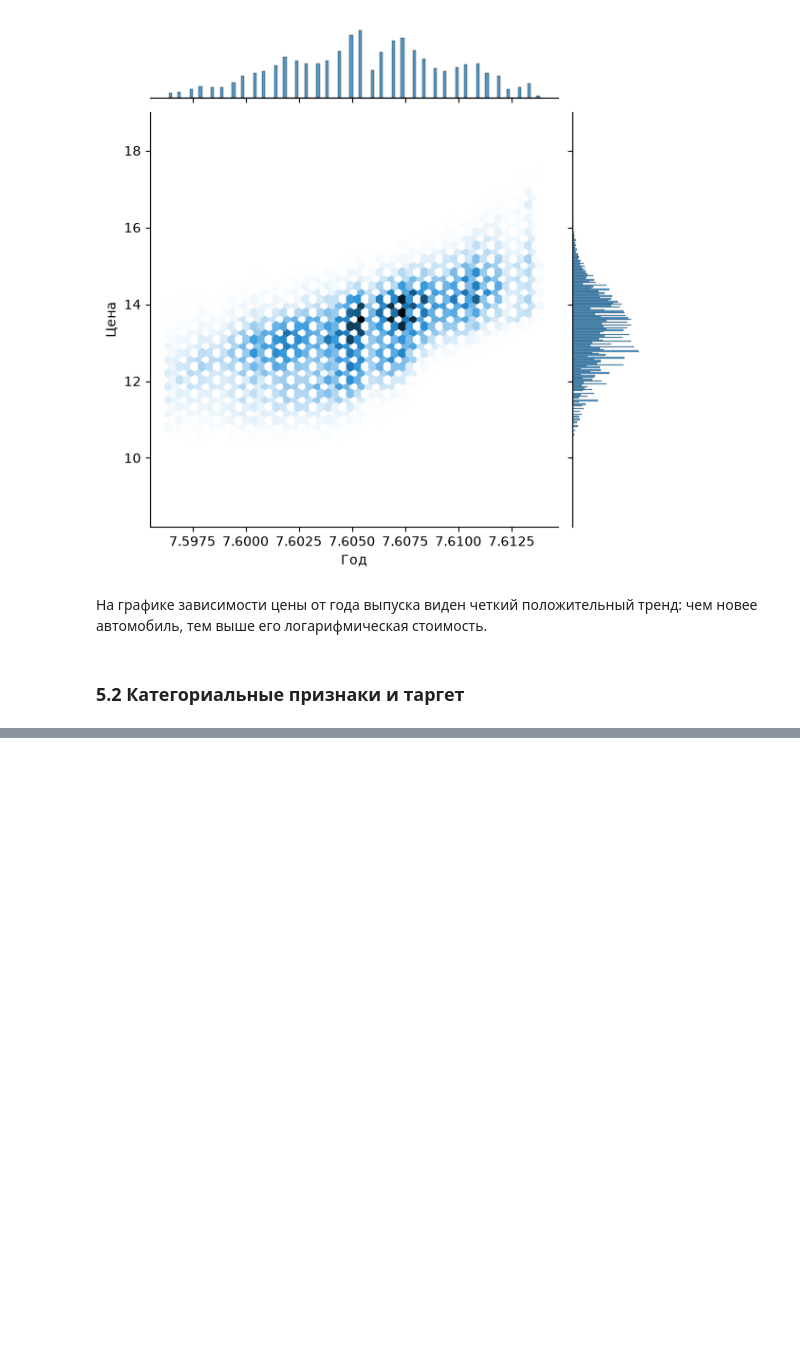
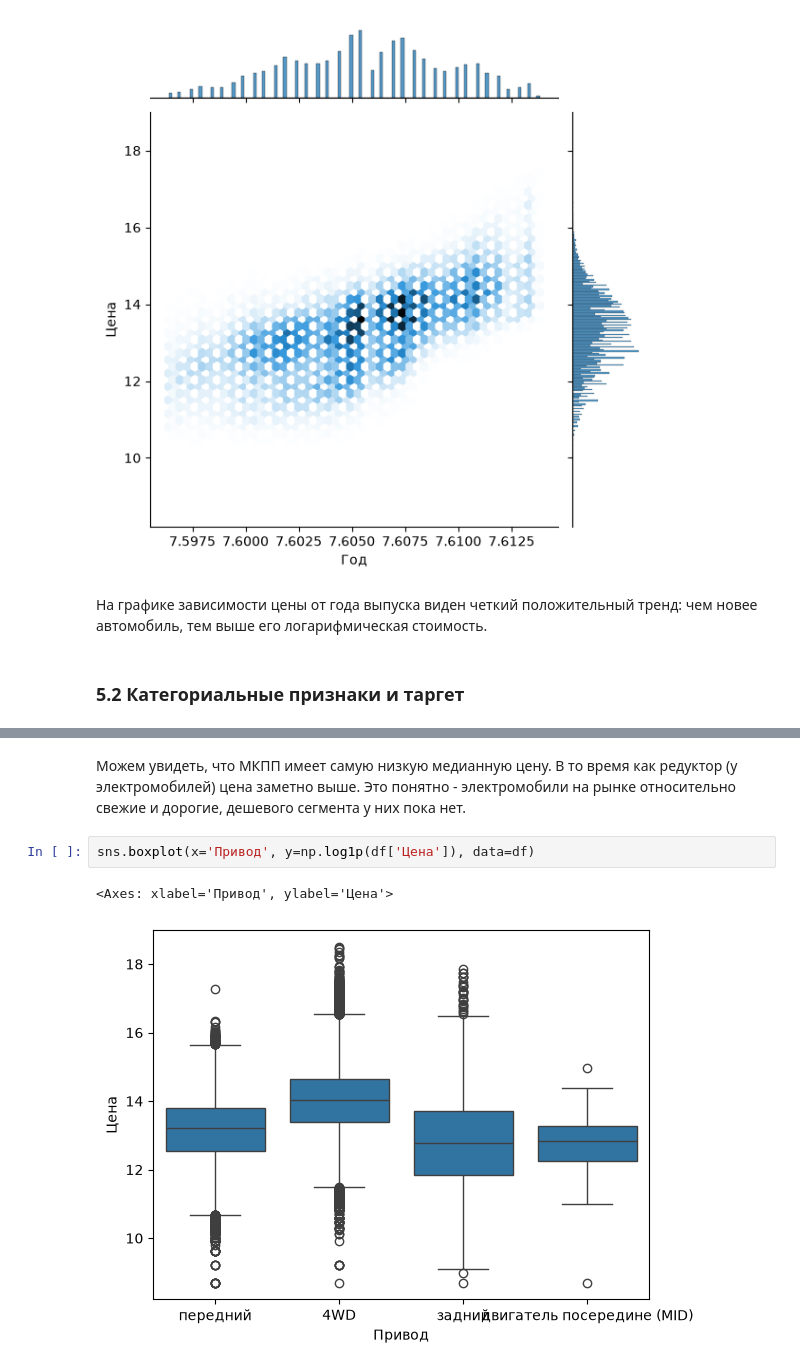
Before and after one commit to deviloon/car-price-analyzer, a Jupyter notebook: notebooks/02_eda_and_features.ipynb, the cells around one changed output, grey strips where cells are left out. Saved outputs shown, nothing was run; the diff lists cells and outputs as text; blank space fills up the shorter version.

```diff
--- a/notebooks/02_eda_and_features.ipynb
+++ b/notebooks/02_eda_and_features.ipynb
@@ -201,0 +209,7 @@ sns.jointplot(kind='hex', data=df, x=np.log1p(df['Год']), y=np.log1p(df['Це
+# %% [markdown]
+Можем увидеть, что МКПП имеет самую низкую медианную цену. В то время как редуктор (у электромобилей) цена заметно выше. Это понятно - электромобили на рынке относительно свежие и дорогие, дешевого сегмента у них пока нет.
+# %%
+sns.boxplot(x='Привод', y=np.log1p(df['Цена']), data=df)
+# %% [output]
+<Axes: xlabel='Привод', ylabel='Цена'>
+[figure, added]
```
Also changed, not shown: parts of 6 cells of this notebook, 1 other file.
